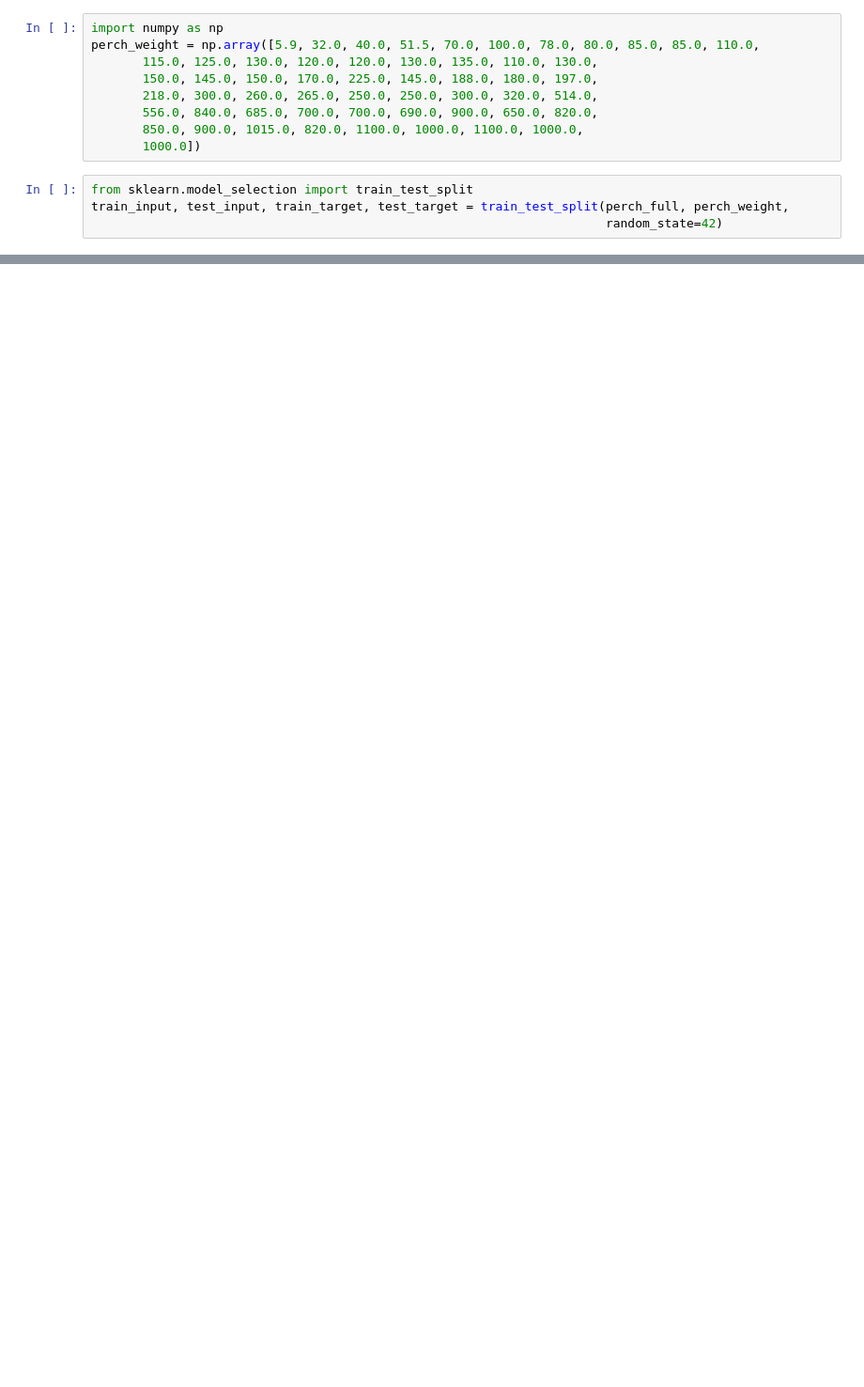
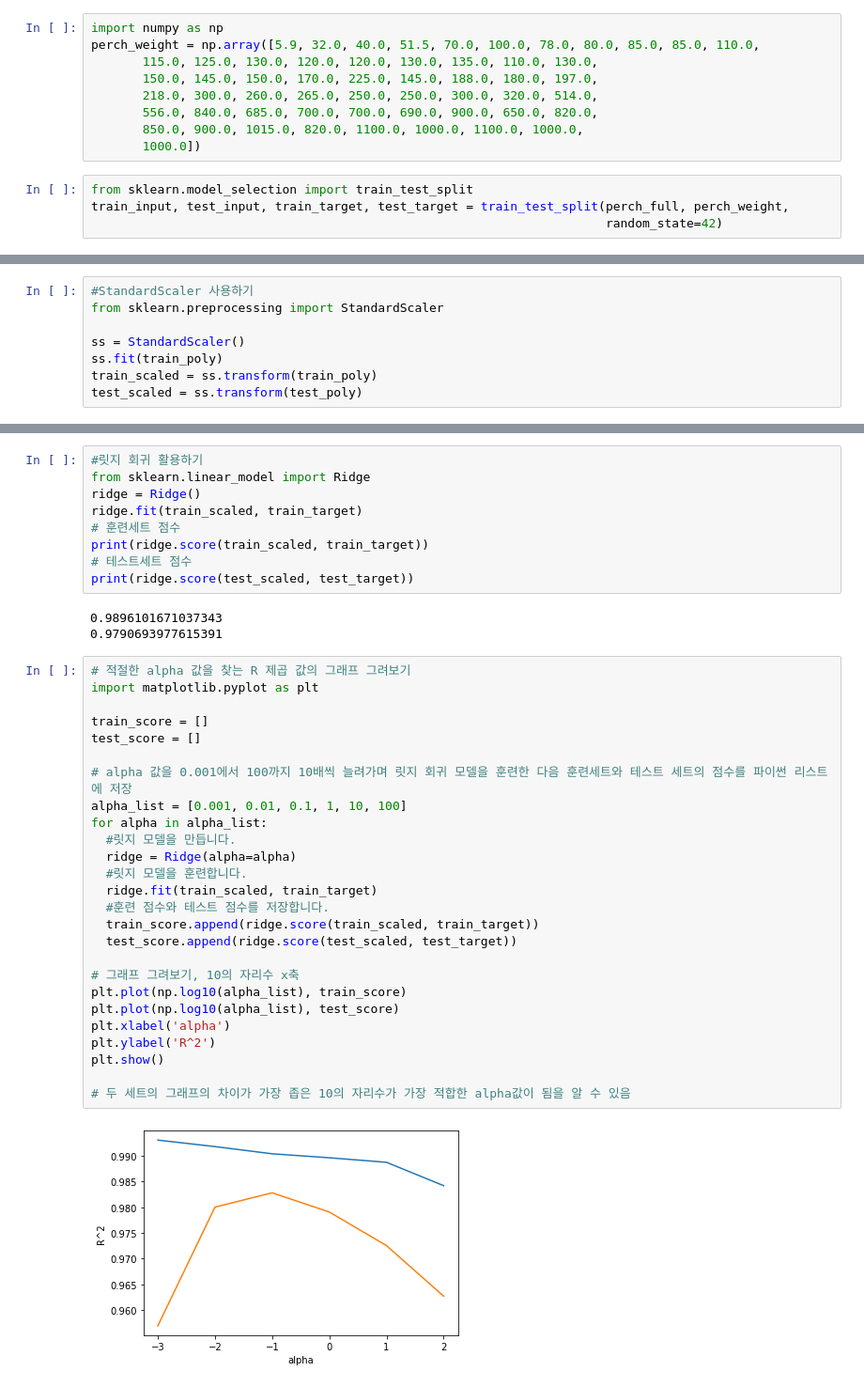
Before and after one commit to bravo-jino/Data-Science-Training, a Jupyter notebook: by_myself_ML&DL.ipynb, the cells around one changed output, grey strips where cells are left out. Shown at 94% size. Drawn from its saved outputs; the diff is of its cells as text; blank space fills up the shorter version.

```diff
--- a/by_myself_ML&DL.ipynb
+++ b/by_myself_ML&DL.ipynb
@@ -627,0 +736,8 @@ train_input, test_input, train_target, test_target = train_test_split(perch_full
+# %%
+#StandardScaler 사용하기
+from sklearn.preprocessing import StandardScaler
+
+ss = StandardScaler()
+ss.fit(train_poly)
+train_scaled = ss.transform(train_poly)
+test_scaled = ss.transform(test_poly)
@@ -627,0 +751,40 @@ train_input, test_input, train_target, test_target = train_test_split(perch_full
+# %%
+#릿지 회귀 활용하기
+from sklearn.linear_model import Ridge
+ridge = Ridge()
+ridge.fit(train_scaled, train_target)
+# 훈련세트 점수
+print(ridge.score(train_scaled, train_target))
+# 테스트세트 점수
+print(ridge.score(test_scaled, test_target))
+# %% [output]
+0.9896101671037343
+0.9790693977615391
+# %%
+# 적절한 alpha 값을 찾는 R 제곱 값의 그래프 그려보기
+import matplotlib.pyplot as plt
+
+train_score = []
+test_score = []
+
+# alpha 값을 0.001에서 100까지 10배씩 늘려가며 릿지 회귀 모델을 훈련한 다음 훈련세트와 테스트 세트의 점수를 파이썬 리스트에 저장
+alpha_list = [0.001, 0.01, 0.1, 1, 10, 100]
+for alpha in alpha_list:
+  #릿지 모델을 만듭니다.
+  ridge = Ridge(alpha=alpha)
+  #릿지 모델을 훈련합니다.
+  ridge.fit(train_scaled, train_target)
+  #훈련 점수와 테스트 점수를 저장합니다.
+  train_score.append(ridge.score(train_scaled, train_target))
+  test_score.append(ridge.score(test_scaled, test_target))
+
+# 그래프 그려보기, 10의 자리수 x축
+plt.plot(np.log10(alpha_list), train_score)
+plt.plot(np.log10(alpha_list), test_score)
+plt.xlabel('alpha')
+plt.ylabel('R^2')
+plt.show()
+
+# 두 세트의 그래프의 차이가 가장 좁은 10의 자리수가 가장 적합한 alpha값이 됨을 알 수 있음
+# %% [output]
+[figure, added]
```
Also changed, not shown: parts of 16 cells of this notebook.
